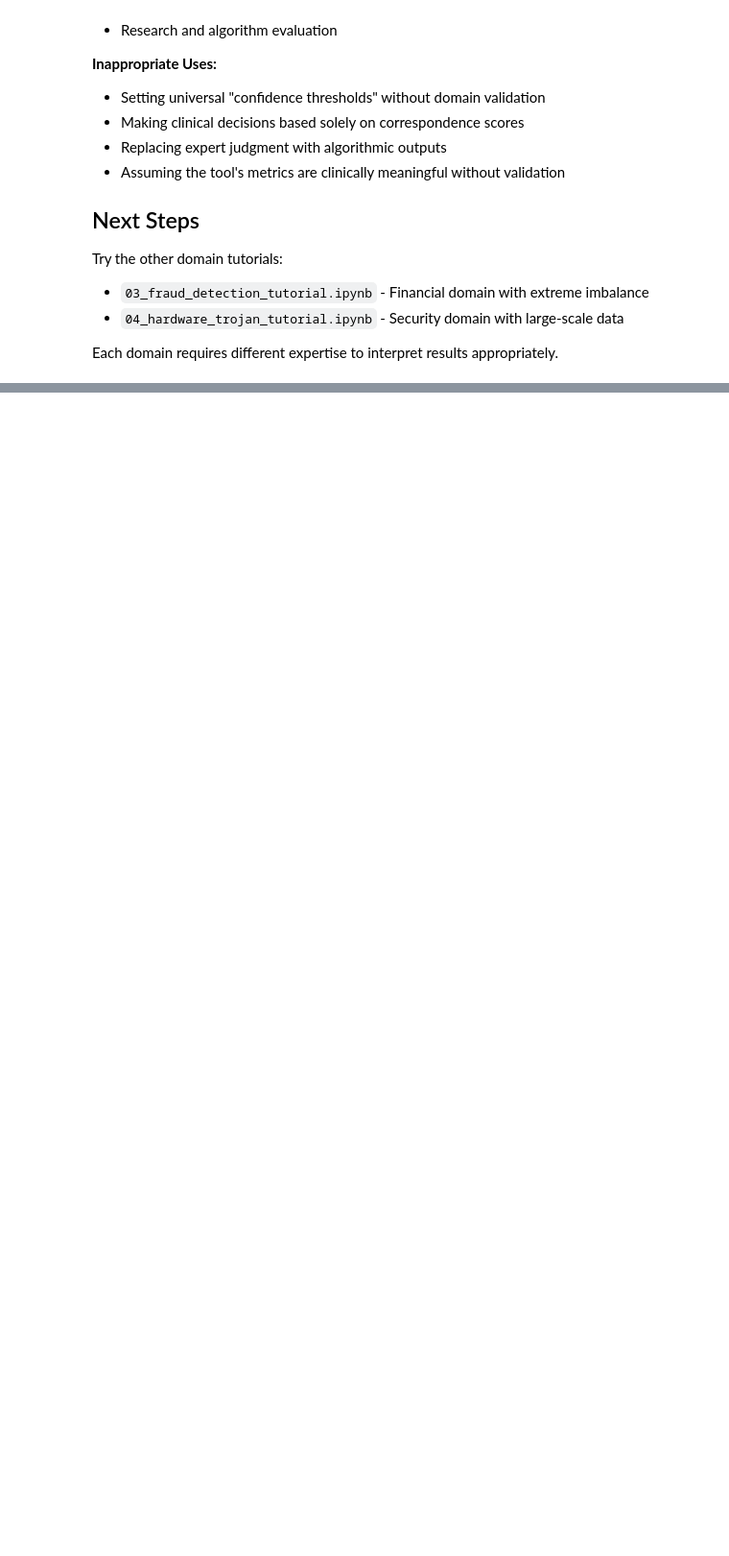
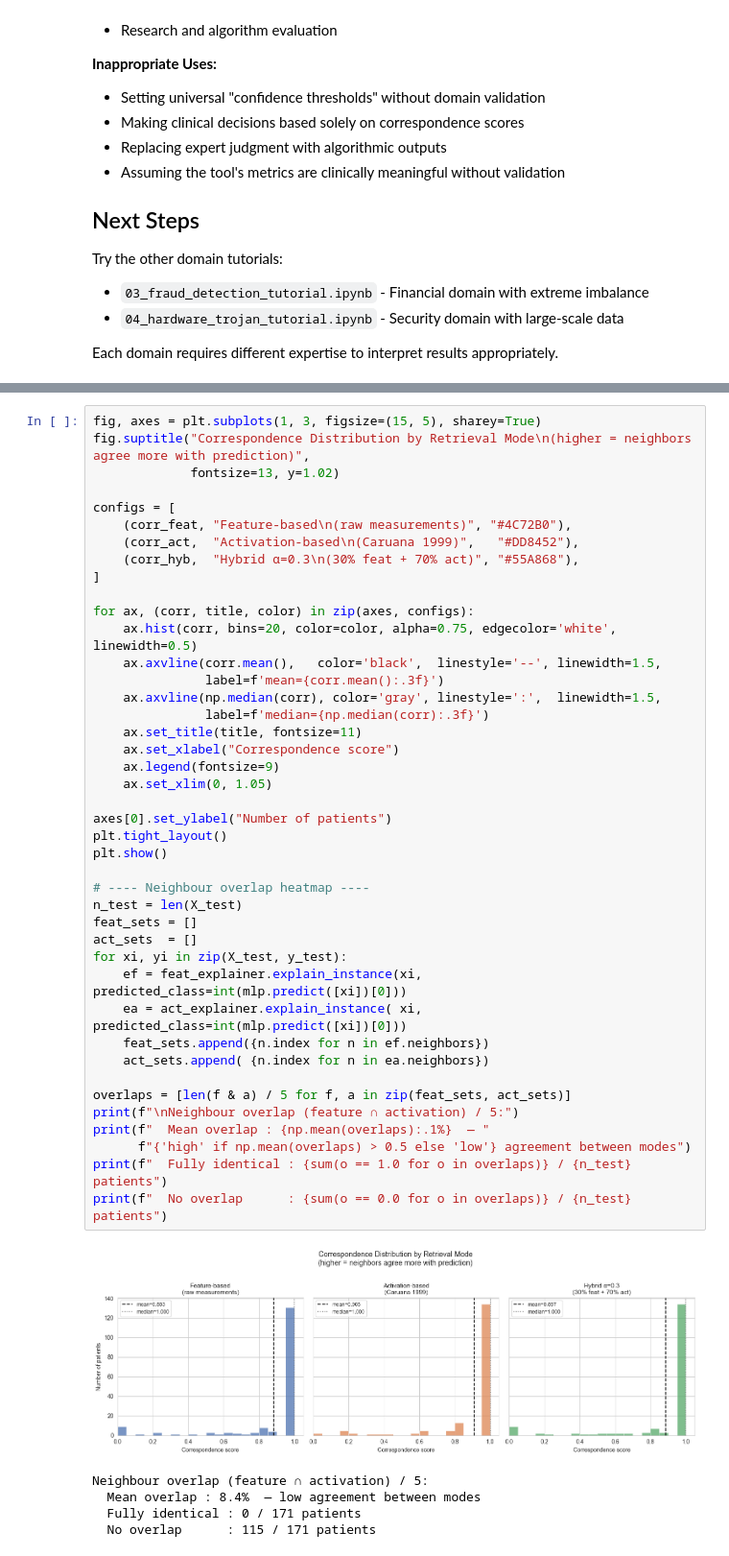
Before and after one commit to paulwhitten/case-explainer, a Jupyter notebook: notebooks/02_breast_cancer_tutorial.ipynb, the cells around one changed output, grey strips where cells are left out. Shown at 96% size. Saved outputs shown, nothing was run; the diff lists cells and outputs as text; blank space fills up the shorter version.

```diff
--- a/notebooks/02_breast_cancer_tutorial.ipynb
+++ b/notebooks/02_breast_cancer_tutorial.ipynb
@@ -453,0 +631,48 @@ Each domain requires different expertise to interpret results appropriately.
+# %%
+fig, axes = plt.subplots(1, 3, figsize=(15, 5), sharey=True)
+fig.suptitle("Correspondence Distribution by Retrieval Mode\n(higher = neighbors agree more with prediction)",
+             fontsize=13, y=1.02)
+
+configs = [
+    (corr_feat, "Feature-based\n(raw measurements)", "#4C72B0"),
+    (corr_act,  "Activation-based\n(Caruana 1999)",   "#DD8452"),
+    (corr_hyb,  "Hybrid α=0.3\n(30% feat + 70% act)", "#55A868"),
+]
+
+for ax, (corr, title, color) in zip(axes, configs):
+    ax.hist(corr, bins=20, color=color, alpha=0.75, edgecolor='white', linewidth=0.5)
+    ax.axvline(corr.mean(),   color='black',  linestyle='--', linewidth=1.5,
+               label=f'mean={corr.mean():.3f}')
+    ax.axvline(np.median(corr), color='gray', linestyle=':',  linewidth=1.5,
+               label=f'median={np.median(corr):.3f}')
+    ax.set_title(title, fontsize=11)
+    ax.set_xlabel("Correspondence score")
+    ax.legend(fontsize=9)
+    ax.set_xlim(0, 1.05)
+
+axes[0].set_ylabel("Number of patients")
+plt.tight_layout()
+plt.show()
+
+# ---- Neighbour overlap heatmap ----
+n_test = len(X_test)
+feat_sets = []
+act_sets  = []
+for xi, yi in zip(X_test, y_test):
+    ef = feat_explainer.explain_instance(xi, predicted_class=int(mlp.predict([xi])[0]))
+    ea = act_explainer.explain_instance( xi, predicted_class=int(mlp.predict([xi])[0]))
+    feat_sets.append({n.index for n in ef.neighbors})
+    act_sets.append( {n.index for n in ea.neighbors})
+
+overlaps = [len(f & a) / 5 for f, a in zip(feat_sets, act_sets)]
+print(f"\nNeighbour overlap (feature ∩ activation) / 5:")
+print(f"  Mean overlap : {np.mean(overlaps):.1%}  — "
+      f"{'high' if np.mean(overlaps) > 0.5 else 'low'} agreement between modes")
+print(f"  Fully identical : {sum(o == 1.0 for o in overlaps)} / {n_test} patients")
+print(f"  No overlap      : {sum(o == 0.0 for o in overlaps)} / {n_test} patients")
+# %% [output]
+[figure, added]
+Neighbour overlap (feature ∩ activation) / 5:
+  Mean overlap : 8.4%  — low agreement between modes
+  Fully identical : 0 / 171 patients
+  No overlap      : 115 / 171 patients
```
Also changed, not shown: parts of 16 cells of this notebook, 2 other files.
